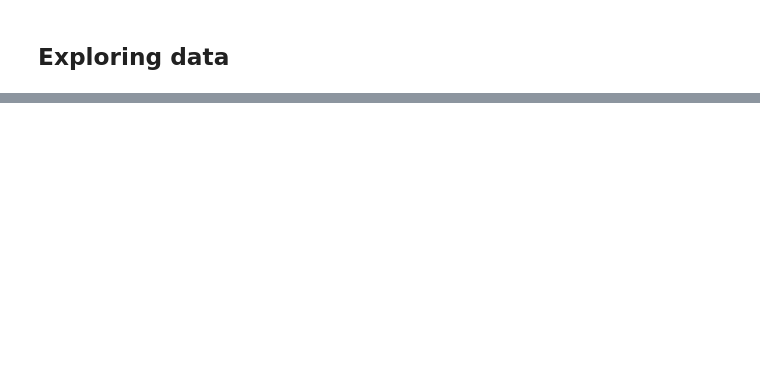
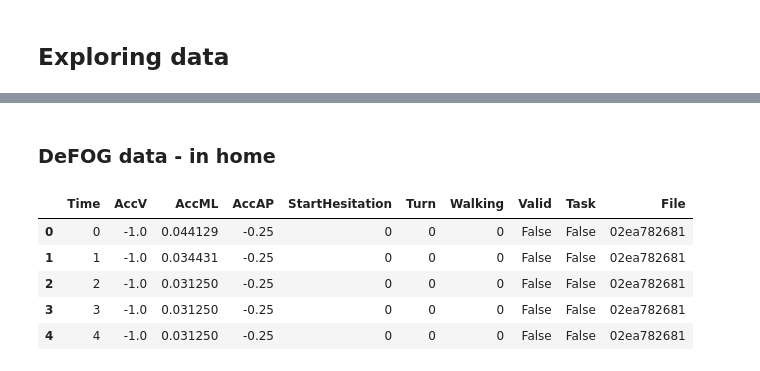
Before and after one commit to mccafj/kaggle_Parkinsons, a Jupyter notebook: kaggle_PD_notebook.ipynb, the cells around one changed output, grey strips where cells are left out. Drawn from its saved outputs; the diff is of its cells as text; code cells hidden in the pictures; blank space fills up the shorter version.

```diff
--- a/kaggle_PD_notebook.ipynb
+++ b/kaggle_PD_notebook.ipynb
@@ -113,7 +214,7 @@ files_feat = Path(path_feat).glob('*.csv')
 # this for loop will create a separate column ('File') based on the filename, to separate subjects if needed
 
 dfs_1 = []
-for f in files_feat:
+for f in files_tdcs:
     data = pd.read_csv(f)
     # .stem is method for pathlib objects to get the filename without the extension
     data['File'] = f.stem
@@ -123,0 +271,26 @@ df_feat = pd.concat(dfs_1, ignore_index=True)
+# %% [markdown]
+### DeFOG data - in home
+# %%
+path_defog = r'C:\Users\JonMc\Documents\Flatiron\kaggle_Parkinsons\tlvmc-parkinsons-freezing-gait-prediction\train\defog'
+files_defog = Path(path_defog).glob('*.csv')
+# %%
+dfs_2 = []
+for f in files_defog:
+    data = pd.read_csv(f)
+    data['File'] = f.stem
+    dfs_2.append(data)
+# %%
+defog = pd.concat(dfs_2, ignore_index=True)
+# %%
+defog.head()
+
+# Time - 100Hz (100 timesteps per second)
+
+# acceleration in g
+# %% [output]
+|  | Time | AccV | AccML | AccAP | StartHesitation | Turn | Walking | Valid | Task | File |
+| 0 | 0 | -1.0 | 0.044129 | -0.25 | 0 | 0 | 0 | False | False | 02ea782681 |
+| 1 | 1 | -1.0 | 0.034431 | -0.25 | 0 | 0 | 0 | False | False | 02ea782681 |
+| 2 | 2 | -1.0 | 0.031250 | -0.25 | 0 | 0 | 0 | False | False | 02ea782681 |
+| 3 | 3 | -1.0 | 0.031250 | -0.25 | 0 | 0 | 0 | False | False | 02ea782681 |
+| 4 | 4 | -1.0 | 0.031250 | -0.25 | 0 | 0 | 0 | False | False | 02ea782681 |
```
Also changed, not shown: parts of 32 cells of this notebook.
